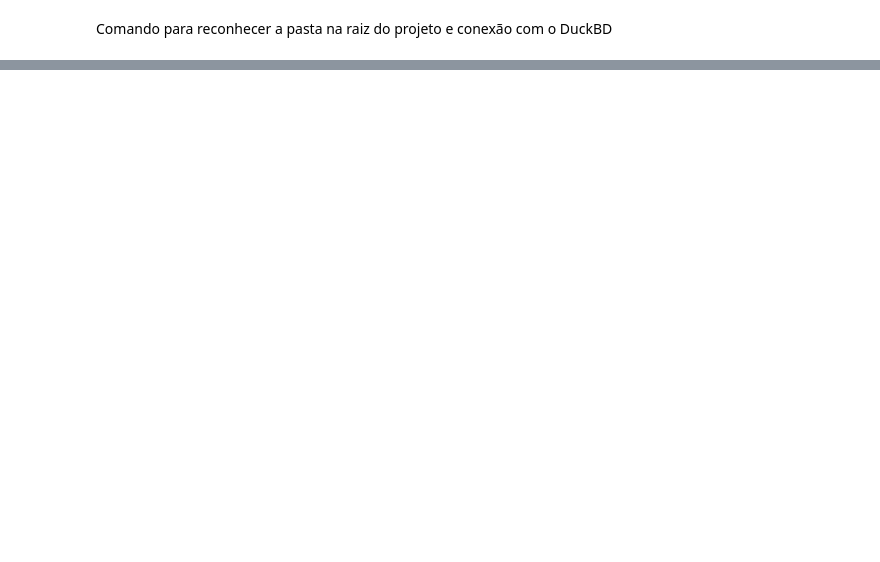
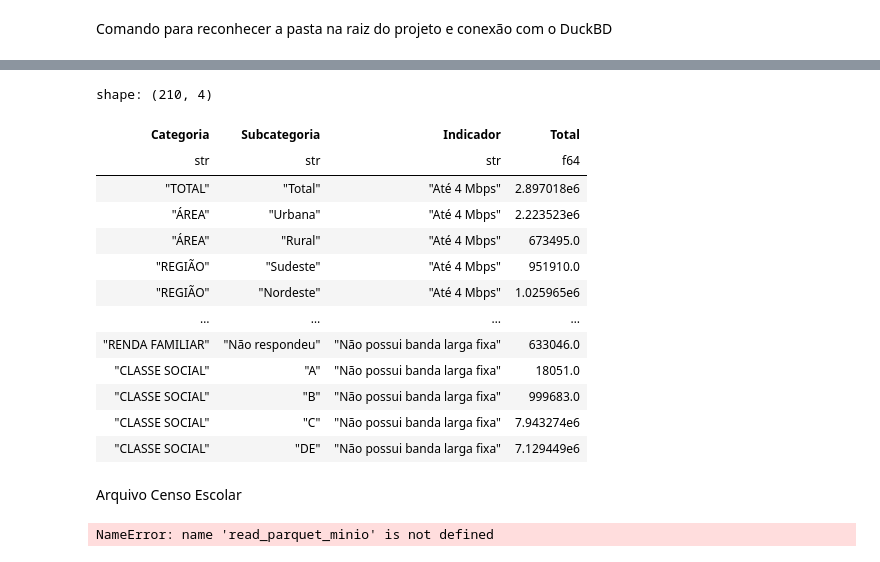
Before and after one commit to thalias-silva/education-digital-inequality-analysis, a Jupyter notebook: notebooks/01_eda.ipynb, the cells around one changed output, grey strips where cells are left out. Saved outputs shown, nothing was run; the diff lists cells and outputs as text; code cells hidden in the pictures; blank space fills up the shorter version.

Commit message:
notebook EDA

```diff
--- a/notebooks/01_eda.ipynb
+++ b/notebooks/01_eda.ipynb
@@ -120,0 +291,11 @@ def tratar_planilha_cetic(caminho_raw, pesquisa, ano):
+# %%
+def read_parquet_minio(path, limit=1000):
+    query = f"""
+    SELECT *
+    FROM read_parquet('{path}')
+    LIMIT {limit}
+    """
+
+    return con.execute(query).pl()
+df = read_parquet_minio(arquivo)
+df.head() #(10).to_pandas()  # para mostrar as primeiras 10 linhas do dataframe usando pandas, e garantir já que o polars não tem um método head() que funcione diretamente no notebook.
@@ -120,0 +311,23 @@ def tratar_planilha_cetic(caminho_raw, pesquisa, ano):
+# %%
+arquivo = catalogo[10, "caminho"] ##  aqui é só ajustar o indice para escolher qual arquivo quer ler
+
+df = read_parquet_minio(arquivo)
+
+df
+# %% [output]
+shape: (210, 4)
+| Categoria | Subcategoria | Indicador | Total |
+| str | str | str | f64 |
+| "TOTAL" | "Total" | "Até 4 Mbps" | 2.897018e6 |
+| "ÁREA" | "Urbana" | "Até 4 Mbps" | 2.223523e6 |
+| "ÁREA" | "Rural" | "Até 4 Mbps" | 673495.0 |
+| "REGIÃO" | "Sudeste" | "Até 4 Mbps" | 951910.0 |
+| "REGIÃO" | "Nordeste" | "Até 4 Mbps" | 1.025965e6 |
+| … | … | … | … |
+| "RENDA FAMILIAR" | "Não respondeu" | "Não possui banda larga fixa" | 633046.0 |
+| "CLASSE SOCIAL" | "A" | "Não possui banda larga fixa" | 18051.0 |
+| "CLASSE SOCIAL" | "B" | "Não possui banda larga fixa" | 999683.0 |
+| "CLASSE SOCIAL" | "C" | "Não possui banda larga fixa" | 7.943274e6 |
+| "CLASSE SOCIAL" | "DE" | "Não possui banda larga fixa" | 7.129449e6 |
+# %% [markdown]
+Arquivo Censo Escolar
@@ -120,0 +345,8 @@ def tratar_planilha_cetic(caminho_raw, pesquisa, ano):
+# %%
+arquivo = catalogo_censo[0, "caminho"]
+
+df_censo = read_parquet_minio(arquivo)
+
+df_censo.head()
+# %% [output]
+NameError: name 'read_parquet_minio' is not defined
```
Also changed, not shown: parts of 32 cells of this notebook.
